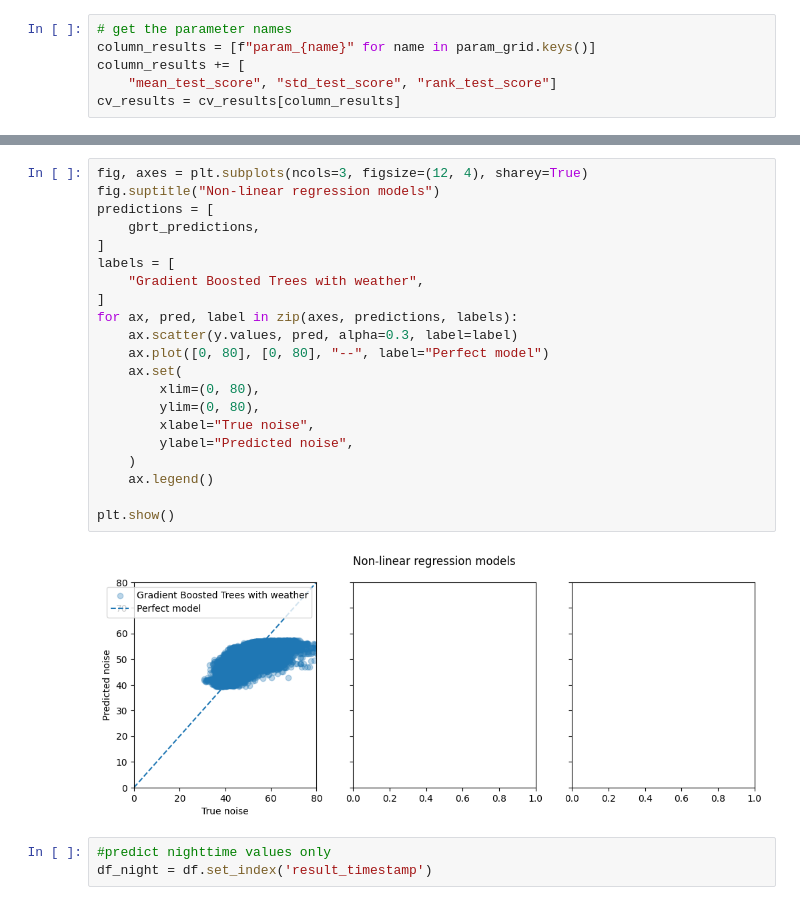
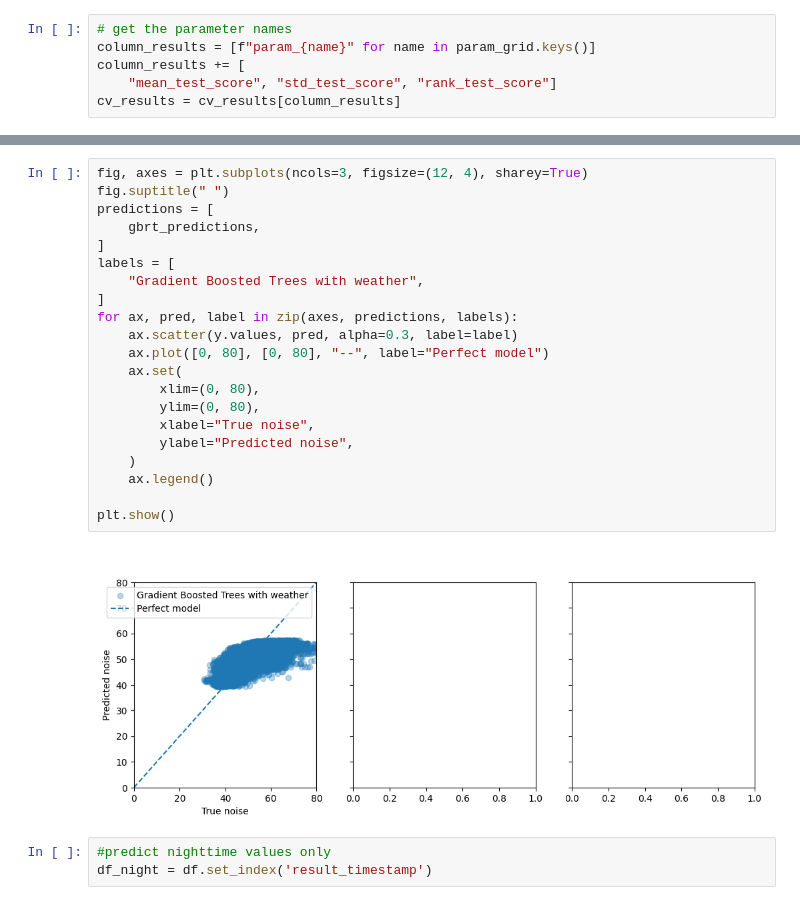
Before and after one commit to IvanaOsredek/ModernDataAnalyticsProject, a Jupyter notebook: MDA_GBRT_delayednoise.ipynb, the cells around one changed output, grey strips where cells are left out. Cells and saved outputs as stored; diff of their text form.

```diff
--- a/MDA_GBRT_delayednoise.ipynb
+++ b/MDA_GBRT_delayednoise.ipynb
@@ -337,26 +333,26 @@ _ = ax.legend()
 # %%
 fig, axes = plt.subplots(ncols=3, figsize=(12, 4), sharey=True)
-fig.suptitle("Non-linear regression models")
+fig.suptitle(" ")
 predictions = [
     gbrt_predictions,
 ]
 labels = [
     "Gradient Boosted Trees with weather",
 ]
 for ax, pred, label in zip(axes, predictions, labels):
     ax.scatter(y.values, pred, alpha=0.3, label=label)
     ax.plot([0, 80], [0, 80], "--", label="Perfect model")
     ax.set(
         xlim=(0, 80),
         ylim=(0, 80),
         xlabel="True noise",
         ylabel="Predicted noise",
     )
     ax.legend()
 
 plt.show()
 # %% [output]
-[figure, old version]
+[figure, new version]
 # %%
 #predict nighttime values only
 df_night = df.set_index('result_timestamp')
```
Also changed, not shown: parts of 8 cells of this notebook, 2 other files.
